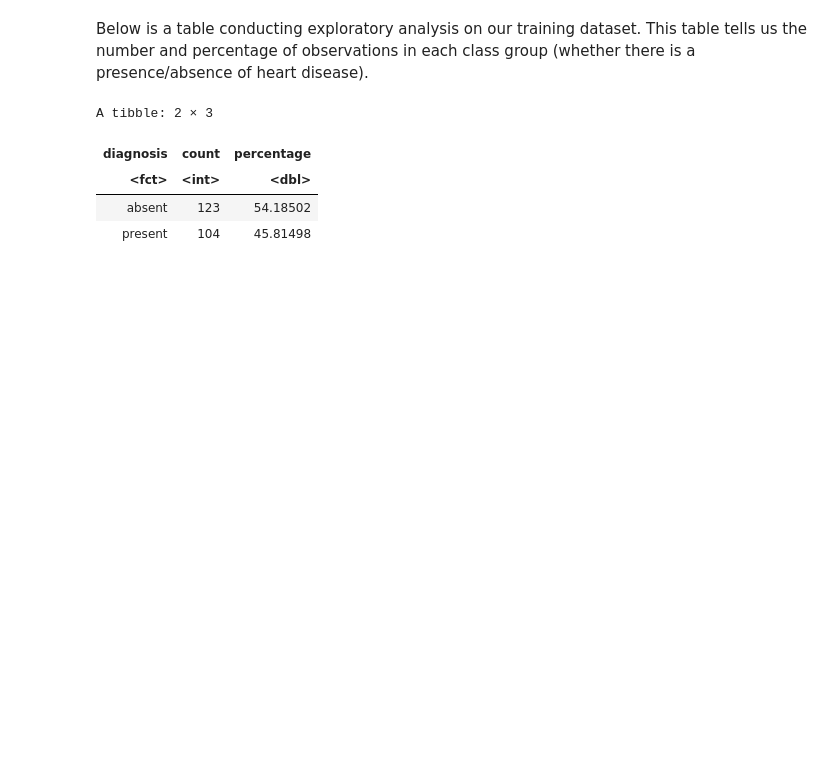
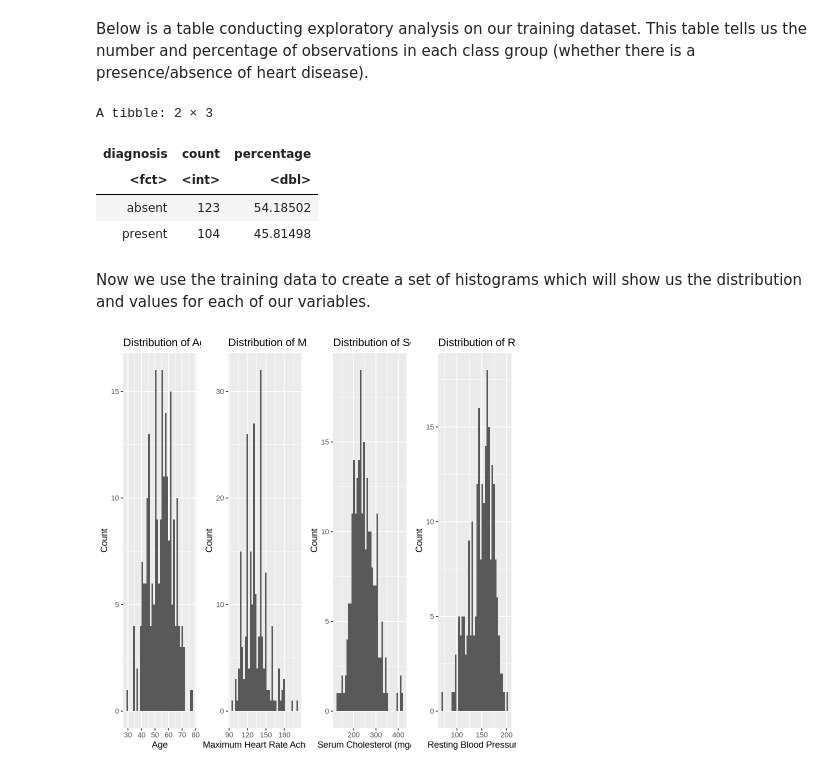
Before and after one commit to Nitro-87/Group-2-Project-Proposal, a Jupyter notebook: Project-Proposal.ipynb, the cells around one changed output. Saved outputs shown, nothing was run; the diff lists cells and outputs as text; code cells hidden in the pictures; blank space fills up the shorter version.

Commit message:
added histograms of variables

```diff
--- a/Project-Proposal.ipynb
+++ b/Project-Proposal.ipynb
@@ -234,3 +252,25 @@ A tibble: 2 × 3
 | <fct> | <int> | <dbl> |
 | absent | 123 | 54.18502 |
 | present | 104 | 45.81498 |
+# %% [markdown]
+Now we use the training data to create a set of histograms which will show us the distribution and values for each of our variables.
+# %%
+age_hist <- ggplot(training_set, aes(x = age)) +
+                geom_histogram(bins = 40) +
+                labs(x = "Age", y = "Count", title = "Distribution of Age of Patients")
+
+trestbps_hist <- ggplot(training_set, aes(x = trestbps)) +
+                geom_histogram(bins = 40) +
+                labs(x = "Maximum Heart Rate Achieved", y = "Count", title = "Distribution of Maximum Heart Rate Achieved of Patients")
+
+chol_hist <- ggplot(training_set, aes(x = chol)) +
+                geom_histogram(bins = 40) +
+                labs(x = "Serum Cholesterol (mg/dl)", y = "Count", title = "Distribution of Serum Cholesterol of Patients")
+
+thalach_hist <- ggplot(training_set, aes(x = thalach)) +
+                geom_histogram(bins = 40) +
+                labs(x = "Resting Blood Pressure", y = "Count", title = "Distribution of Resting Blood Pressure of Patients")
+
+gridExtra::grid.arrange(age_hist, trestbps_hist, chol_hist, thalach_hist, ncol = 4)
+# %% [output]
+[figure, added]
```
Also changed, not shown: parts of 2 cells of this notebook.
